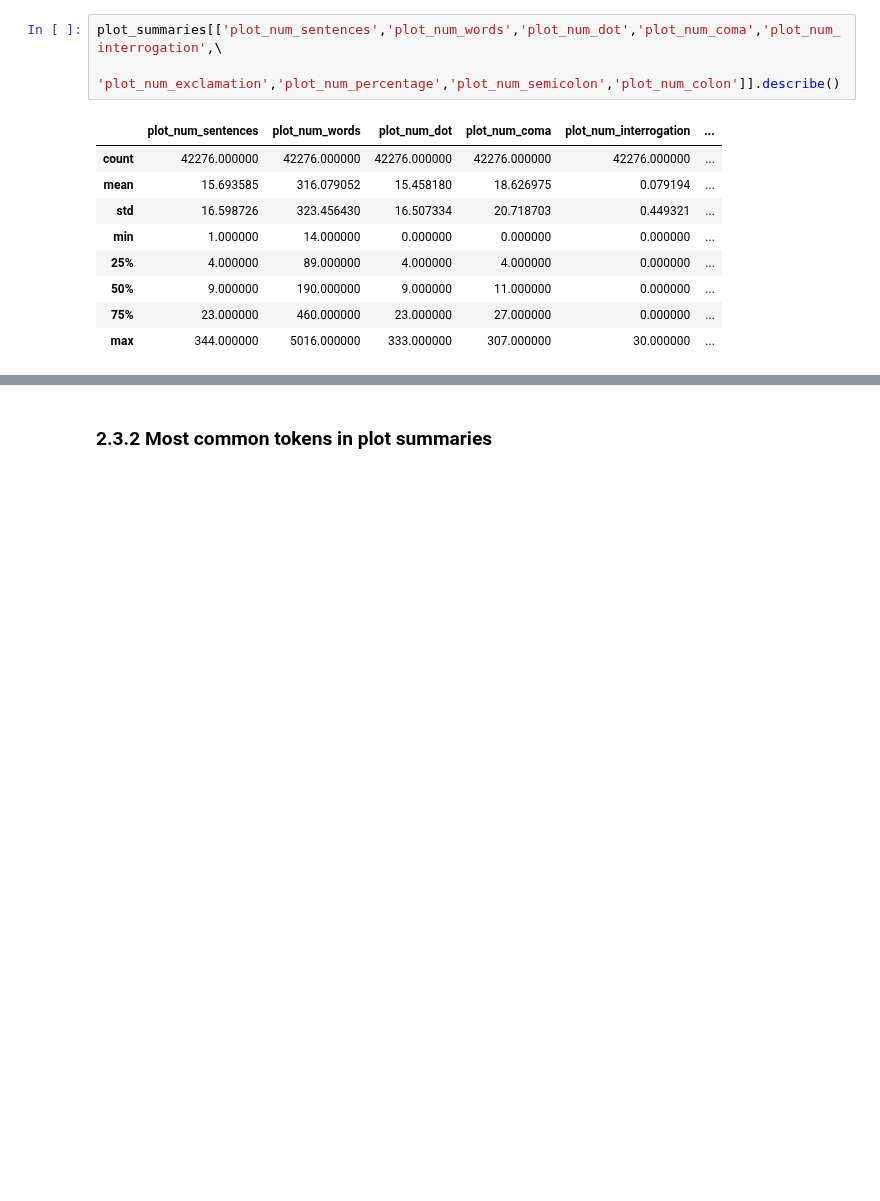
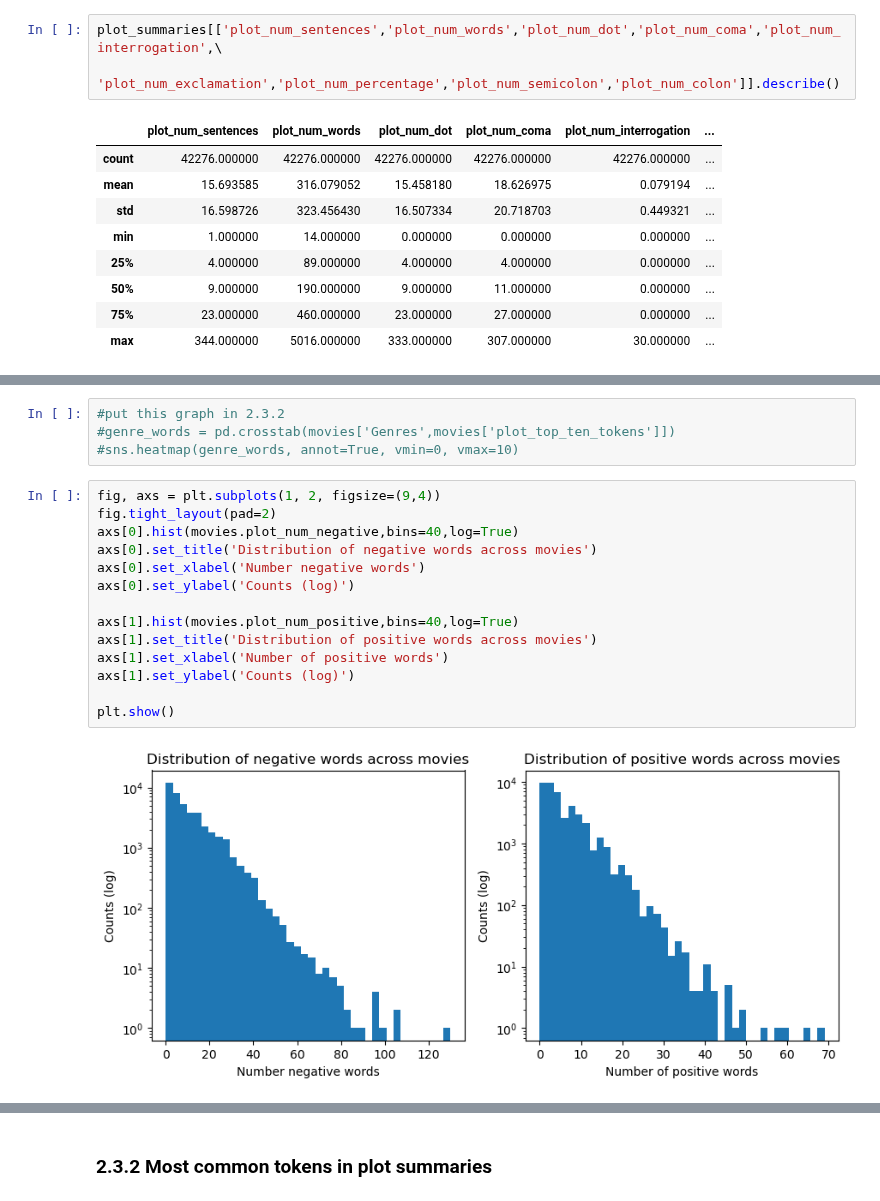
Before and after one commit to salome-baup/ada-2022-project-adaccord, a Jupyter notebook: Milestone2.ipynb, the cells around one changed output, grey strips where cells are left out. Drawn from its saved outputs; the diff is of its cells as text; blank space fills up the shorter version.

```diff
--- a/Milestone2.ipynb
+++ b/Milestone2.ipynb
@@ -874,0 +904,20 @@ plot_summaries[['plot_num_sentences','plot_num_words','plot_num_dot','plot_num_c
+# %%
+#put this graph in 2.3.2
+#genre_words = pd.crosstab(movies['Genres',movies['plot_top_ten_tokens']])
+#sns.heatmap(genre_words, annot=True, vmin=0, vmax=10)
+# %%
+fig, axs = plt.subplots(1, 2, figsize=(9,4))
+fig.tight_layout(pad=2)
+axs[0].hist(movies.plot_num_negative,bins=40,log=True)
+axs[0].set_title('Distribution of negative words across movies')
+axs[0].set_xlabel('Number negative words')
+axs[0].set_ylabel('Counts (log)')
+
+axs[1].hist(movies.plot_num_positive,bins=40,log=True)
+axs[1].set_title('Distribution of positive words across movies')
+axs[1].set_xlabel('Number of positive words')
+axs[1].set_ylabel('Counts (log)')
+
+plt.show()
+# %% [output]
+[figure, added]
```
Also changed, not shown: parts of 10 cells of this notebook.
